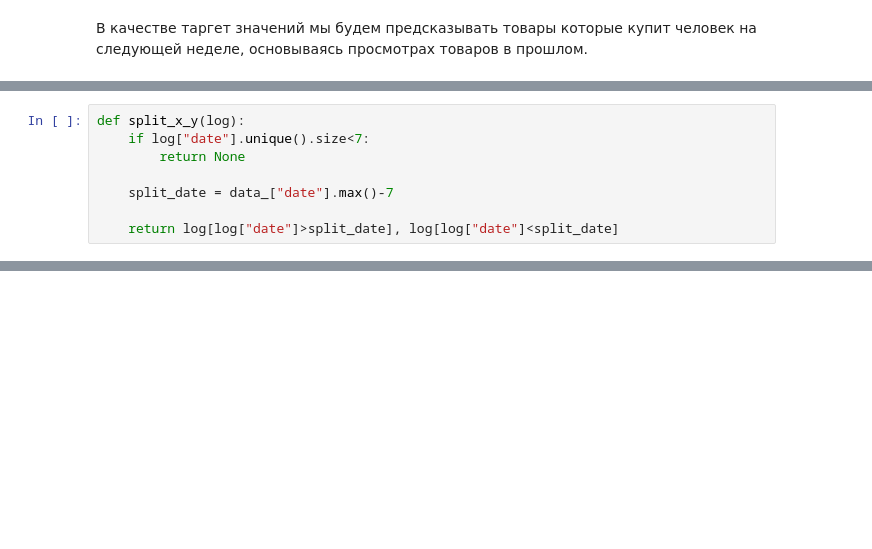
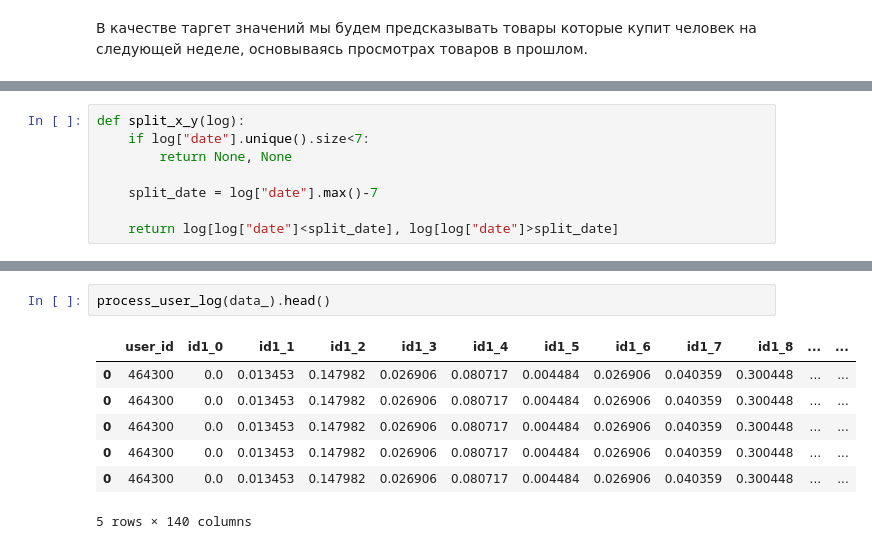
Before and after one commit to alxmamaev/IDAO-contest, a Jupyter notebook: dataset-prepear.ipynb, the cells around one changed output, grey strips where cells are left out. Drawn from its saved outputs; the diff is of its cells as text; blank space fills up the shorter version.

```diff
--- a/dataset-prepear.ipynb
+++ b/dataset-prepear.ipynb
@@ -120,8 +122,8 @@ vectorize_user(data_)
 # %%
 def split_x_y(log):
     if log["date"].unique().size<7:
-        return None
+        return None, None
 
-    split_date = data_["date"].max()-7
+    split_date = log["date"].max()-7
 
-    return log[log["date"]>split_date], log[log["date"]<split_date]
+    return log[log["date"]<split_date], log[log["date"]>split_date]
@@ -127,0 +175,10 @@ def split_x_y(log):
+# %%
+process_user_log(data_).head()
+# %% [output]
+|  | user_id | id1_0 | id1_1 | id1_2 | id1_3 | id1_4 | id1_5 | id1_6 | id1_7 | id1_8 | ... | ... |
+| 0 | 464300 | 0.0 | 0.013453 | 0.147982 | 0.026906 | 0.080717 | 0.004484 | 0.026906 | 0.040359 | 0.300448 | ... | ... |
+| 0 | 464300 | 0.0 | 0.013453 | 0.147982 | 0.026906 | 0.080717 | 0.004484 | 0.026906 | 0.040359 | 0.300448 | ... | ... |
+| 0 | 464300 | 0.0 | 0.013453 | 0.147982 | 0.026906 | 0.080717 | 0.004484 | 0.026906 | 0.040359 | 0.300448 | ... | ... |
+| 0 | 464300 | 0.0 | 0.013453 | 0.147982 | 0.026906 | 0.080717 | 0.004484 | 0.026906 | 0.040359 | 0.300448 | ... | ... |
+| 0 | 464300 | 0.0 | 0.013453 | 0.147982 | 0.026906 | 0.080717 | 0.004484 | 0.026906 | 0.040359 | 0.300448 | ... | ... |
+5 rows × 140 columns
```
Also changed, not shown: parts of 14 cells of this notebook.
